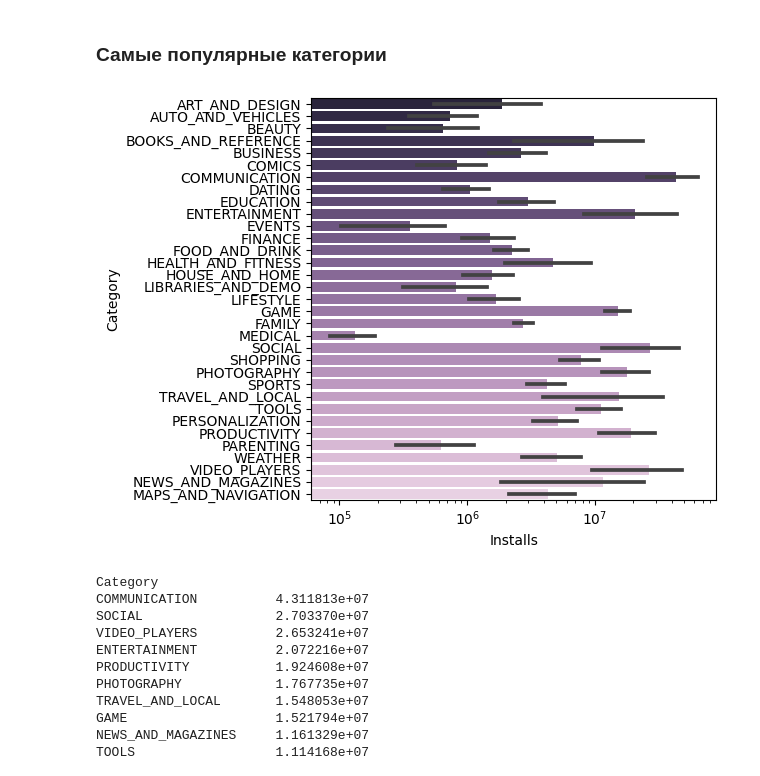
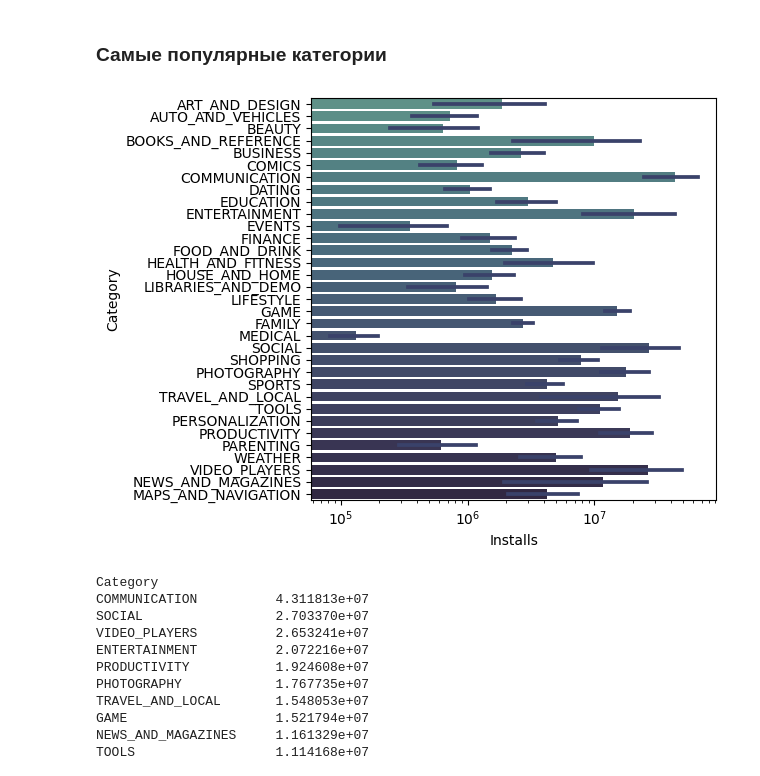
Before and after one commit to sanyakamen1/Google_Play_Store_EDA, a Jupyter notebook: Android_Apps_EDA.ipynb, the cells around one changed output. Saved outputs shown, nothing was run; the diff lists cells and outputs as text; code cells hidden in the pictures.

```diff
--- a/Android_Apps_EDA.ipynb
+++ b/Android_Apps_EDA.ipynb
@@ -6,4 +6,6 @@ import matplotlib.pyplot as plt
 import seaborn as sns
 pd.options.mode.chained_assignment = None
 # %%
-sns.set_palette(sns.cubehelix_palette(33, rot=.2)[::-1])
+# sns.set_palette(sns.cubehelix_palette(33, rot=.2)[::-1])
+# %%
+sns.set_palette(sns.cubehelix_palette(66, start=.5, rot=-.75)[31:])
@@ -694,11 +699,11 @@ Name: Rating, dtype: float64
 # %% [markdown]
 ### Самые популярные категории
 # %%
-sns.barplot(x=apps.Installs, y=apps.Category)
+sns.barplot(x=apps.Installs, y=apps.Category, errcolor=sns.cubehelix_palette(66, start=.5, rot=-.75)[-12])
 plt.xscale('log')
 plt.tight_layout()
 # %% [output]
-[figure, old version]
+[figure, new version]
 # %%
 apps.groupby('Category')['Installs'].mean().sort_values(ascending=False)
 # %% [output]
```
Also changed, not shown: parts of 19 cells of this notebook.
